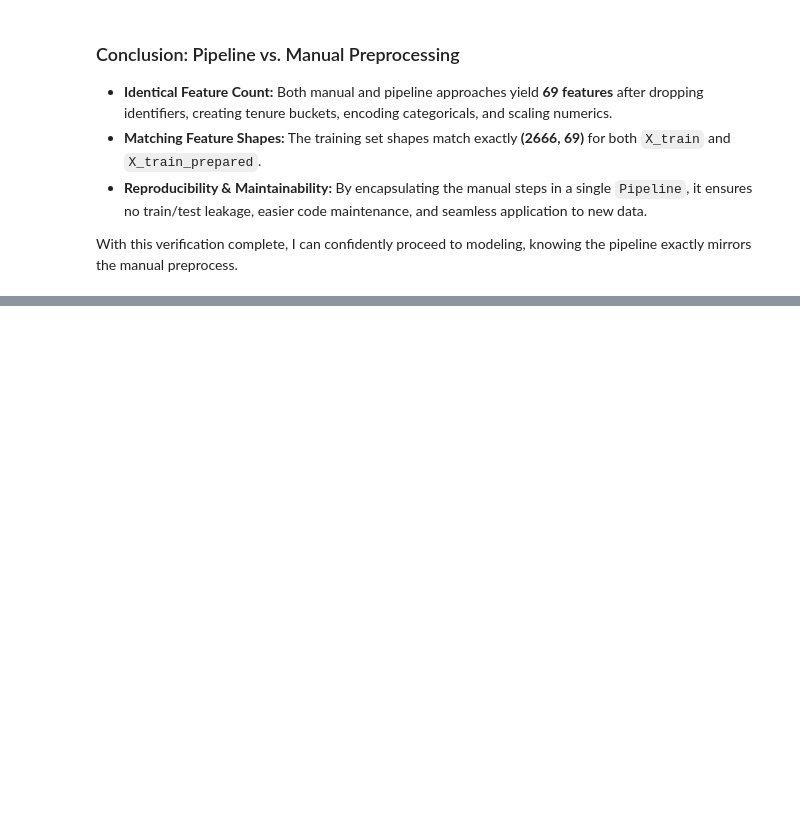
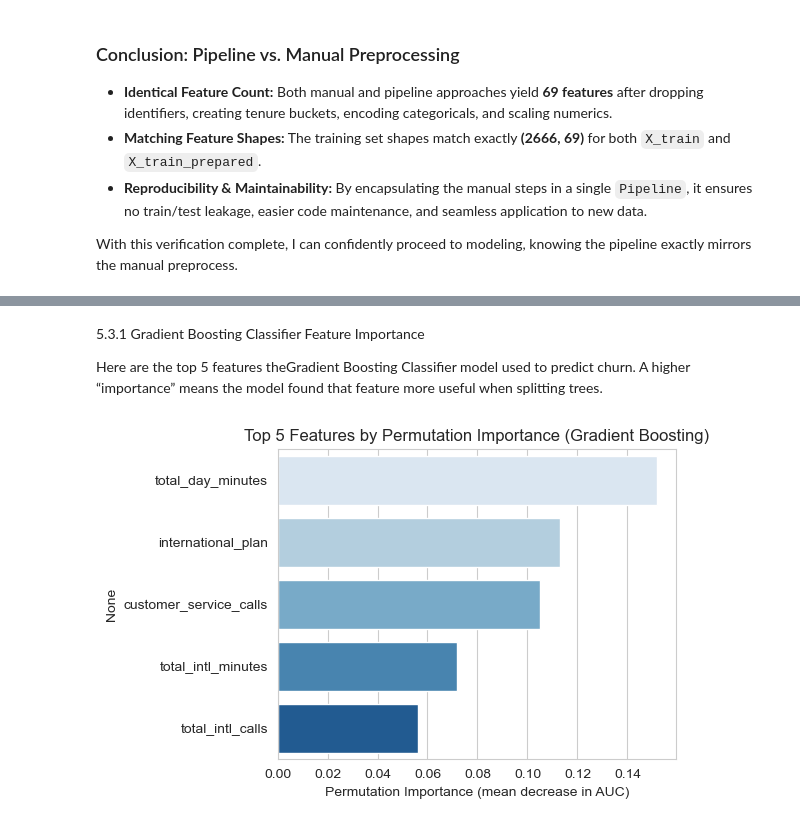
Before and after one commit to rosemiriti/Syria_Telco_Churn_Prediction_Project, a Jupyter notebook: syria_telco_churn.ipynb, the cells around one changed output, grey strips where cells are left out. Cells and saved outputs as stored; diff of their text form; code cells hidden in the pictures; blank space fills up the shorter version.

```diff
--- a/syria_telco_churn.ipynb
+++ b/syria_telco_churn.ipynb
@@ -858,0 +1328,11 @@ With this verification complete, I can confidently proceed to modeling, knowing
+# %%
+# Instantiate & train
+gb = HistGradientBoostingClassifier(max_iter=200,max_depth=5,class_weight='balanced',random_state=42)
+gb.fit(X_train, y_train)
+
+# predict & evaluate
+y_pred_gb  = gb.predict(X_test)
+y_proba_gb = gb.predict_proba(X_test)[:, 1]
+
+print("Gradient Boosting ROC-AUC:", roc_auc_score(y_test, y_proba_gb).round(2))
+print(classification_report(y_test, y_pred_gb, target_names=['Stayed (0)', 'Churned (1)']))
@@ -858,0 +1375,22 @@ With this verification complete, I can confidently proceed to modeling, knowing
+# %% [markdown]
+5.3.1 Gradient Boosting Classifier Feature Importance
+
+Here are the top 5 features theGradient Boosting Classifier model used to predict churn. A higher “importance” means the model found that feature more useful when splitting trees.
+# %%
+# Compute permutation importances on the test set
+perm = permutation_importance(gb, X_test, y_test, n_repeats=10, random_state=42, scoring="roc_auc")
+
+# build a Series, sort descending
+perm_imp = pd.Series(perm.importances_mean, index=X_test.columns)
+top5 = perm_imp.sort_values(ascending=False).iloc[:5]
+
+# plot with seaborn
+plt.figure(figsize=(6,4))
+sns.barplot(x=top5.values, y=top5.index,  palette="Blues")
+plt.xlabel("Permutation Importance (mean decrease in AUC)")
+plt.title("Top 5 Features by Permutation Importance (Gradient Boosting)");
+plt.tight_layout()
+plt.savefig("Images/GB_permutation_importance.png", dpi=300)
+plt.show()
+# %% [output]
+[figure, added]
```
Also changed, not shown: parts of 53 cells of this notebook.
